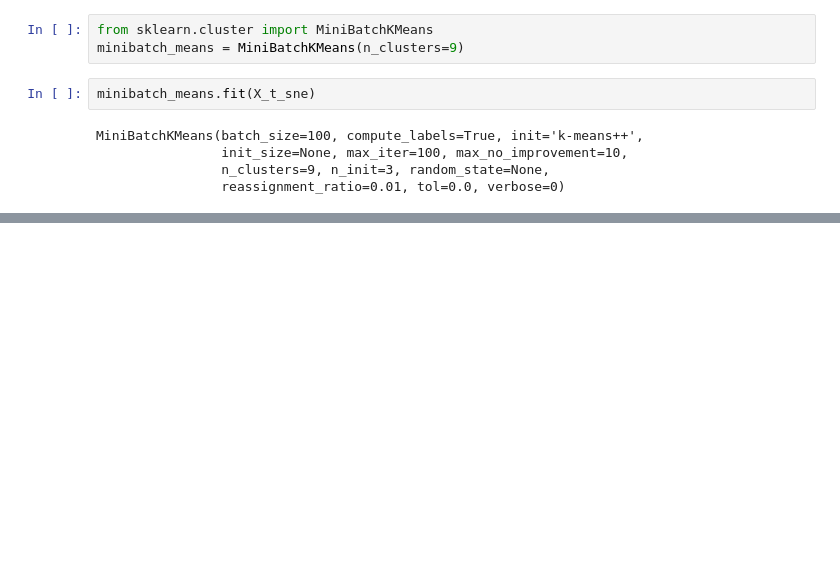
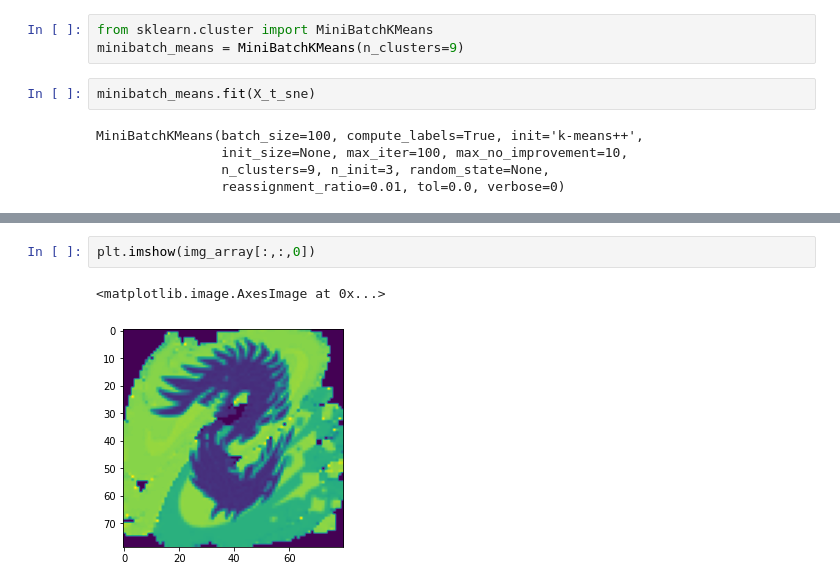
Before and after one commit to JesusNoelValMo/Machine_Learning_Book, a Jupyter notebook: Chapter_9_Unsupervised_Learning/Chapter_9_Clustering_K_Means.ipynb, the cells around one changed output, grey strips where cells are left out. Cells and saved outputs as stored; diff of their text form; blank space fills up the shorter version.

```diff
--- a/Chapter_9_Unsupervised_Learning/Chapter_9_Clustering_K_Means.ipynb
+++ b/Chapter_9_Unsupervised_Learning/Chapter_9_Clustering_K_Means.ipynb
@@ -97,0 +117,5 @@ sns.scatterplot(minibatch_means.cluster_centers_[:,0], minibatch_means.cluster_c
+# %%
+plt.imshow(img_array[:,:,0])
+# %% [output]
+<matplotlib.image.AxesImage at 0x...>
+[figure, added]
```
Also changed, not shown: parts of 18 cells of this notebook.
